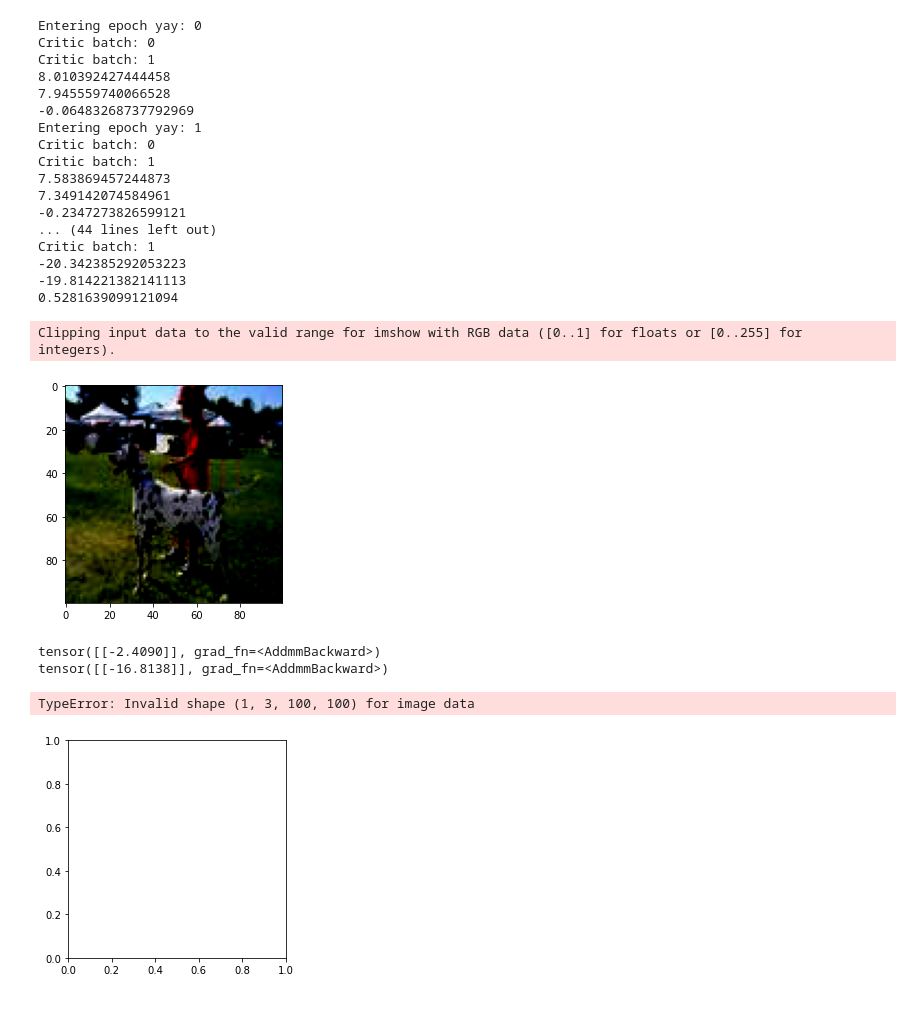
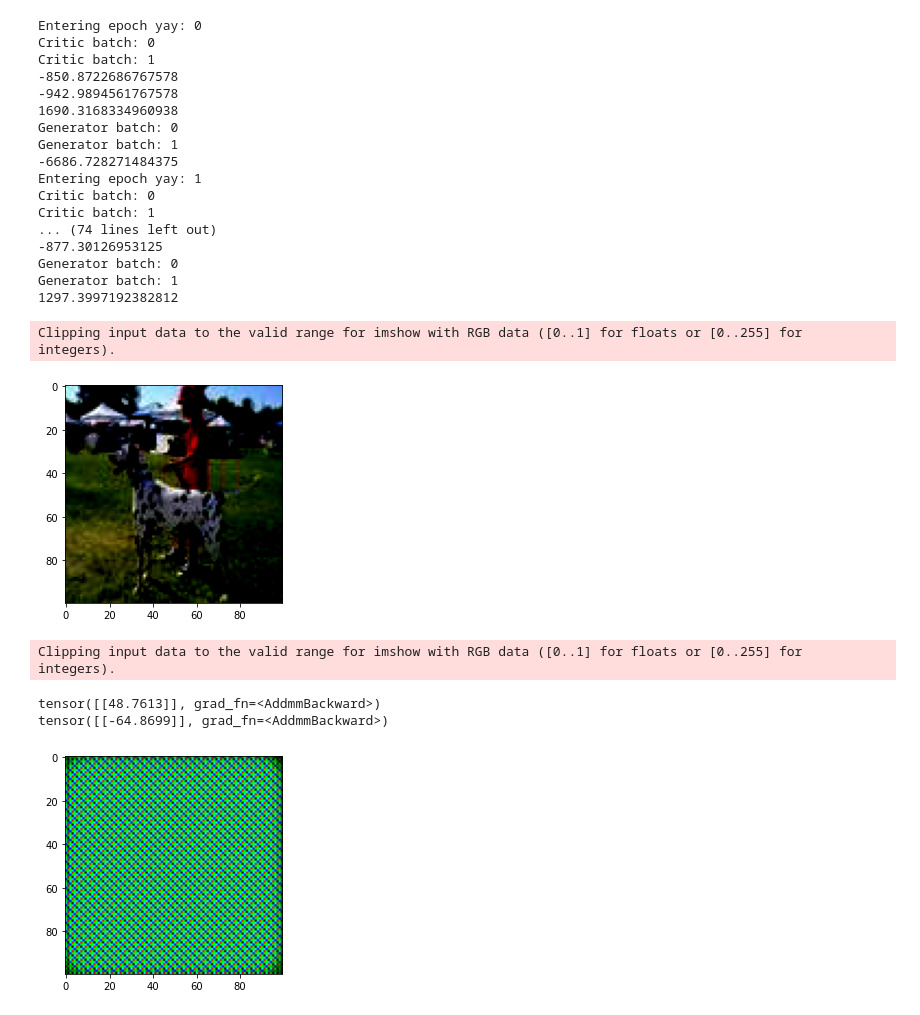
Before and after one commit to pmistry9597/DoGAN, a Jupyter notebook: GAN.ipynb, the cells around one changed output. Saved outputs shown, nothing was run; the diff lists cells and outputs as text; code cells hidden in the pictures.

Commit message:
Created generator training loop in main GAN file

```diff
--- a/GAN.ipynb
+++ b/GAN.ipynb
@@ -56,7 +56,7 @@ for epoch in range(num_epochs):
         real_score = scores[0]
         gen_score = scores[1]
         #loss function
-        loss = -( real_score - gen_score )
+        loss = -( real_score - gen_score ) + 0.001 * ( torch.pow(real_score,2) + torch.pow(gen_score,2) ) #penalize for distance away from 0
         #some tracking of numbers here
         realScore += real_score.item()
         fakeScore += gen_score.item()
@@ -71,42 +71,57 @@ for epoch in range(num_epochs):
     print(realScore)
     print(fakeScore)
     print(mainLoss)
+
+    mainLoss = 0.0
+    #generator training loop
+    for gepoch in range(gen_epochs):
+        print('Generator batch: ' + str(gepoch))
+        gen_score = get_generator_score(batchSize, critic, generator)
+        #loss function
+        loss = -gen_score
+        #tracking of numbers
+        mainLoss += loss.item()
+        #optimize
+        genOptim.zero_grad()
+        loss.backward()
+        genOptim.step()
+    print(mainLoss)
 # %% [output]
 Entering epoch yay: 0
 Critic batch: 0
 Critic batch: 1
-8.010392427444458
-7.945559740066528
--0.06483268737792969
+-850.8722686767578
+-942.9894561767578
+1690.3168334960938
+Generator batch: 0
+Generator batch: 1
+-6686.728271484375
 Entering epoch yay: 1
 Critic batch: 0
 Critic batch: 1
-7.583869457244873
-7.349142074584961
--0.2347273826599121
-... (44 lines left out)
-Critic batch: 1
--20.342385292053223
--19.814221382141113
-0.5281639099121094
+... (74 lines left out)
+-877.30126953125
+Generator batch: 0
+Generator batch: 1
+1297.3997192382812
 # %%
 import matplotlib.pyplot as plt
 plt.imshow(dogdata[0][0].permute(1,2,0))
 plt.show()
 
 critic.batchSize = 1
 critic.eval()
 print(critic(dogdata[0][0].unsqueeze(0)))
 rando = torch.rand([1, 512, 1, 1])
 print(critic(generator(rando)))
 
 gen = generator(rando)
-plt.imshow(gen[0].per.detach().numpy())
+plt.imshow(gen[0].permute(1,2,0).detach().numpy())
 plt.show()
 # %% [output]
 Clipping input data to the valid range for imshow with RGB data ([0..1] for floats or [0..255] for integers).
 [figure]
-tensor([[-2.4090]], grad_fn=<AddmmBackward>)
-tensor([[-16.8138]], grad_fn=<AddmmBackward>)
+Clipping input data to the valid range for imshow with RGB data ([0..1] for floats or [0..255] for integers).
-TypeError: Invalid shape (1, 3, 100, 100) for image data
+tensor([[48.7613]], grad_fn=<AddmmBackward>)
+tensor([[-64.8699]], grad_fn=<AddmmBackward>)
-[figure, old version]
+[figure, new version]
```
Also changed, not shown: parts of 1 cell of this notebook.
